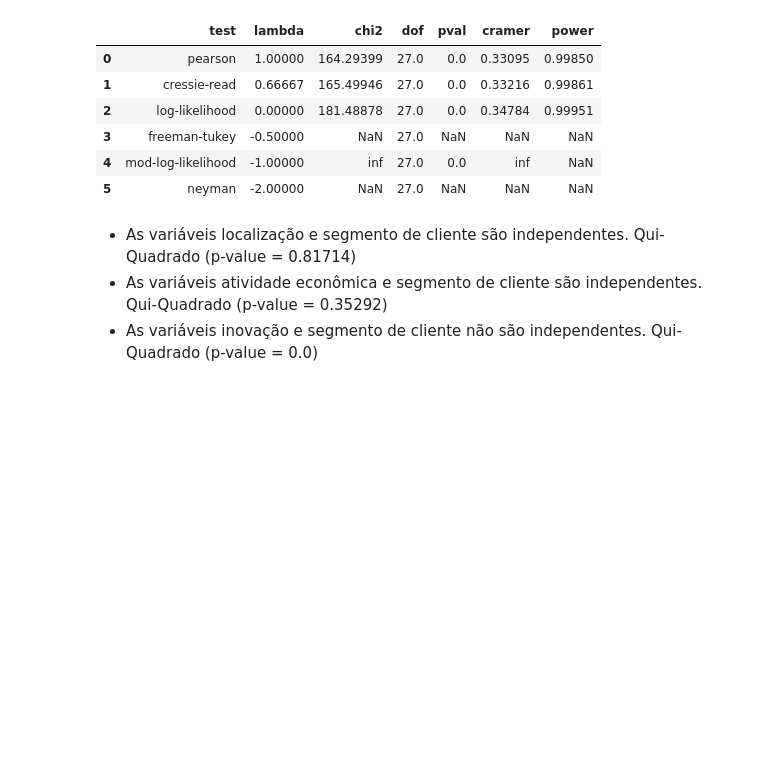
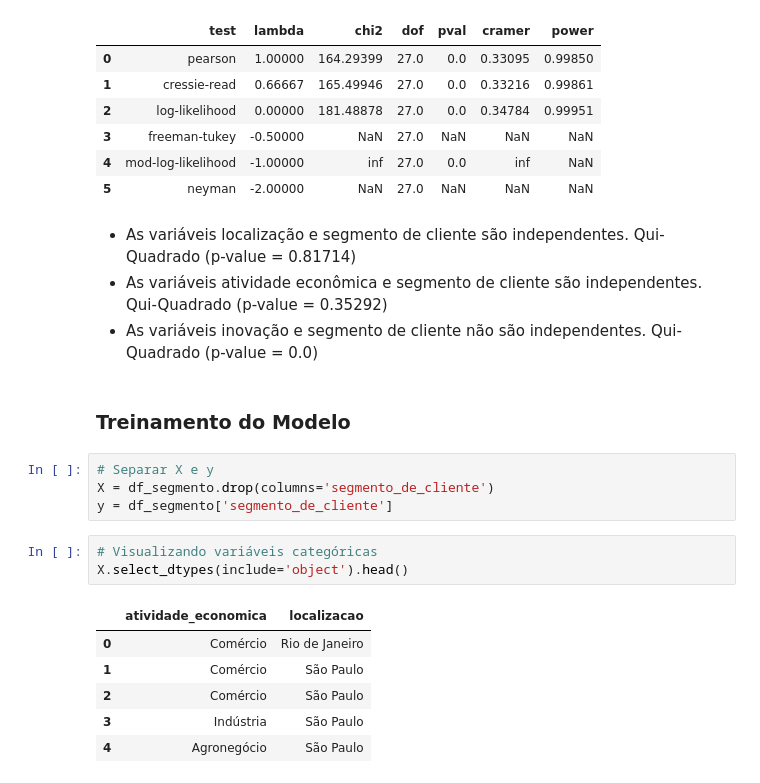
Before and after one commit to LucaPinheiro/modelo_decision_tree, a Jupyter notebook: classificacao_segmento_empresa.ipynb, the cells around one changed output. Drawn from its saved outputs; the diff is of its cells as text; blank space fills up the shorter version.

```diff
--- a/classificacao_segmento_empresa.ipynb
+++ b/classificacao_segmento_empresa.ipynb
@@ -209,3 +209,19 @@ estatisticas.round(5)
 - As variáveis localização e segmento de cliente são independentes. Qui-Quadrado (p-value = 0.81714)
 - As variáveis atividade econômica e segmento de cliente são independentes. Qui-Quadrado (p-value = 0.35292)
 - As variáveis inovação e segmento de cliente não são independentes. Qui-Quadrado (p-value = 0.0)
+# %% [markdown]
+### Treinamento do Modelo
+# %%
+# Separar X e y
+X = df_segmento.drop(columns='segmento_de_cliente')
+y = df_segmento['segmento_de_cliente']
+# %%
+# Visualizando variáveis categóricas
+X.select_dtypes(include='object').head()
+# %% [output]
+|  | atividade_economica | localizacao |
+| 0 | Comércio | Rio de Janeiro |
+| 1 | Comércio | São Paulo |
+| 2 | Comércio | São Paulo |
+| 3 | Indústria | São Paulo |
+| 4 | Agronegócio | São Paulo |
```
Also changed, not shown: parts of 11 cells of this notebook.
